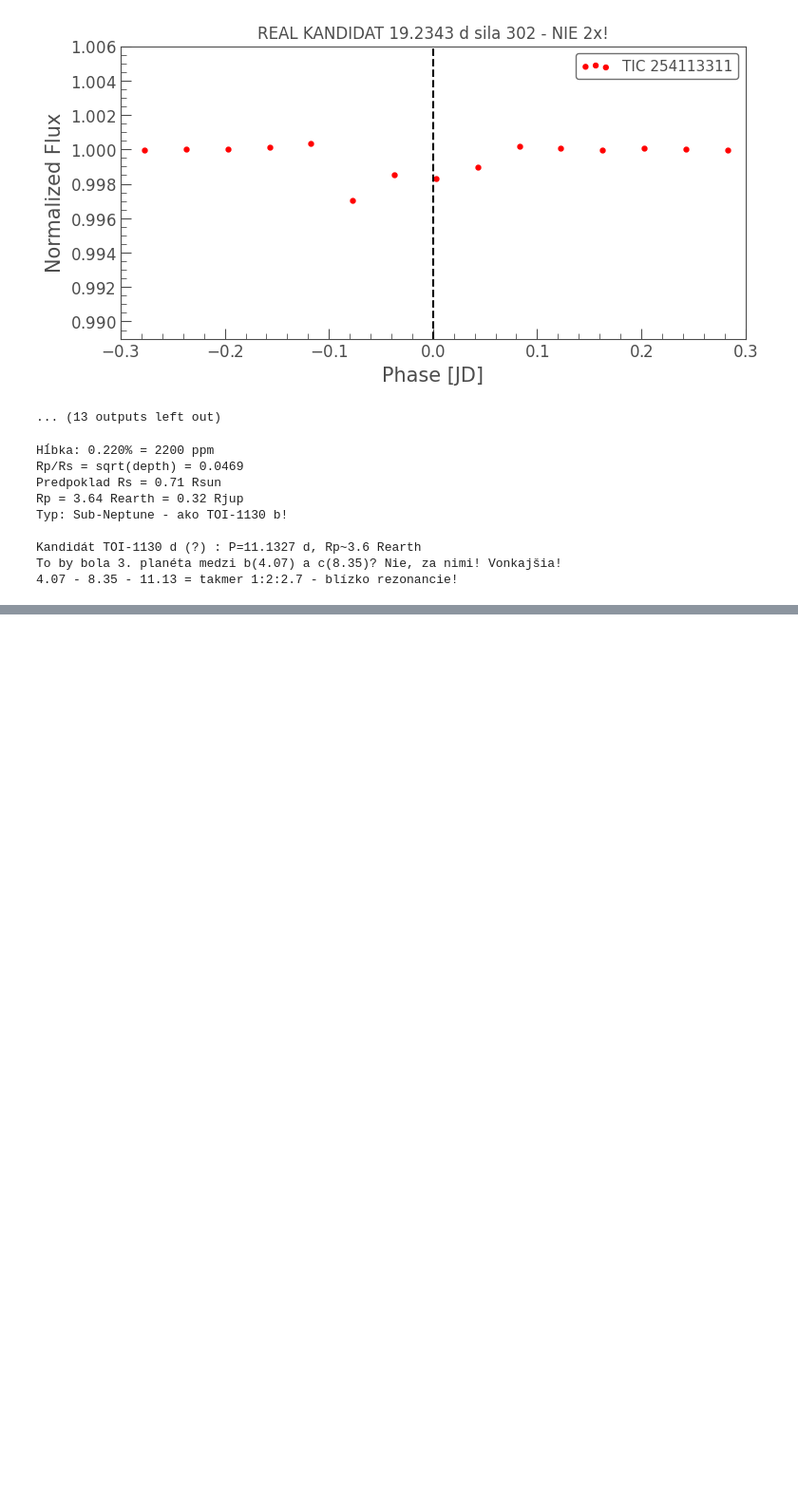
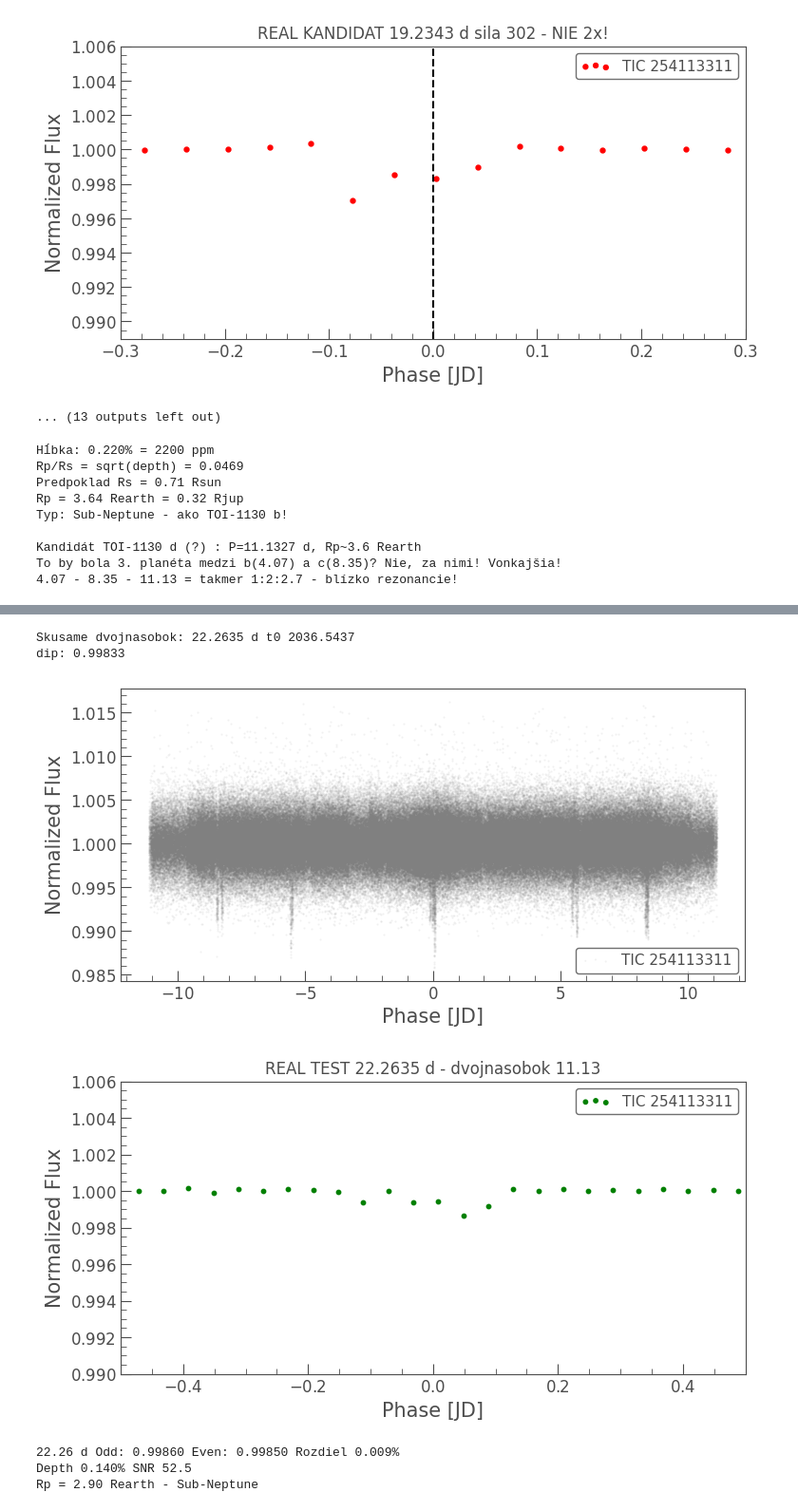
Before and after one commit to scholtesriso-blip/WASP96b-transit-detection, a Jupyter notebook: Untitled3.ipynb, the cells around one changed output, grey strips where cells are left out. Shown at 95% size. Cells and saved outputs as stored; diff of their text form; code cells hidden in the pictures; blank space fills up the shorter version.

```diff
--- a/Untitled3.ipynb
+++ b/Untitled3.ipynb
@@ -489,0 +538,51 @@ To by bola 3. planéta medzi b(4.07) a c(8.35)? Nie, za nimi! Vonkajšia!
+# %%
+
+p2 = 11.1327*2
+idx2 = (abs(pg_fixed.period.value - p2)).argmin()
+p2_real = pg_fixed.period.value[idx2]
+t02 = pg_fixed.transit_time.value[idx2]
+print(f"Skusame dvojnasobok: {p2_real:.4f} d t0 {t02:.4f}")
+
+fold2 = lc2_flat_fixed.fold(period=p2_real, epoch_time=t02)
+binned2 = fold2.bin(time_bin_size=0.04)
+print(f"dip: {binned2.flux.min():.5f}")
+fold2.scatter(s=1, c='gray', alpha=0.1)
+binned2.scatter(s=40, c='green')
+plt.xlim(-0.5,0.5); plt.ylim(0.990,1.006)
+plt.title(f"REAL TEST {p2_real:.4f} d - dvojnasobok 11.13")
+plt.show()
+# %% [output]
+Skusame dvojnasobok: 22.2635 d t0 2036.5437
+dip: 0.99833
+[figure, added]
+[figure, added]
+# %%
+
+# Bunka 16 - final vetting 22.2635 d
+p = 22.2635
+idx = (abs(pg_fixed.period.value - p)).argmin()
+t0 = pg_fixed.transit_time.value[idx]
+fold = lc2_flat_fixed.fold(period=p, epoch_time=t0)
+
+# odd-even pre 22.26
+n_transit = np.floor((fold.time.value - t0)/p + 0.5)
+odd_mask = (n_transit % 2 == 0)
+even_mask = (n_transit % 2 == 1)
+b_odd = fold[odd_mask].bin(time_bin_size=0.05).flux.min()
+b_even = fold[even_mask].bin(time_bin_size=0.05).flux.min()
+print(f"22.26 d Odd: {b_odd:.5f} Even: {b_even:.5f} Rozdiel {(abs(b_odd-b_even)*100):.3f}%")
+
+depth = 1 - fold.bin(time_bin_size=0.05).flux.min()
+noise = np.std(lc2_flat_fixed.flux.value)
+n_points = len(fold[(abs(fold.phase.value)<0.15)].flux)
+snr = depth/noise * np.sqrt(n_points)
+print(f"Depth {depth*100:.3f}% SNR {snr:.1f}")
+
+# velkost
+rp_rs = np.sqrt(depth)
+Rp = rp_rs * 0.71 * 109.2
+print(f"Rp = {Rp:.2f} Rearth - {'Sub-Neptune' if Rp<4 else 'Neptune'}")
+# %% [output]
+22.26 d Odd: 0.99860 Even: 0.99850 Rozdiel 0.009%
+Depth 0.140% SNR 52.5
+Rp = 2.90 Rearth - Sub-Neptune
```
Also changed, not shown: parts of 2 cells of this notebook.
